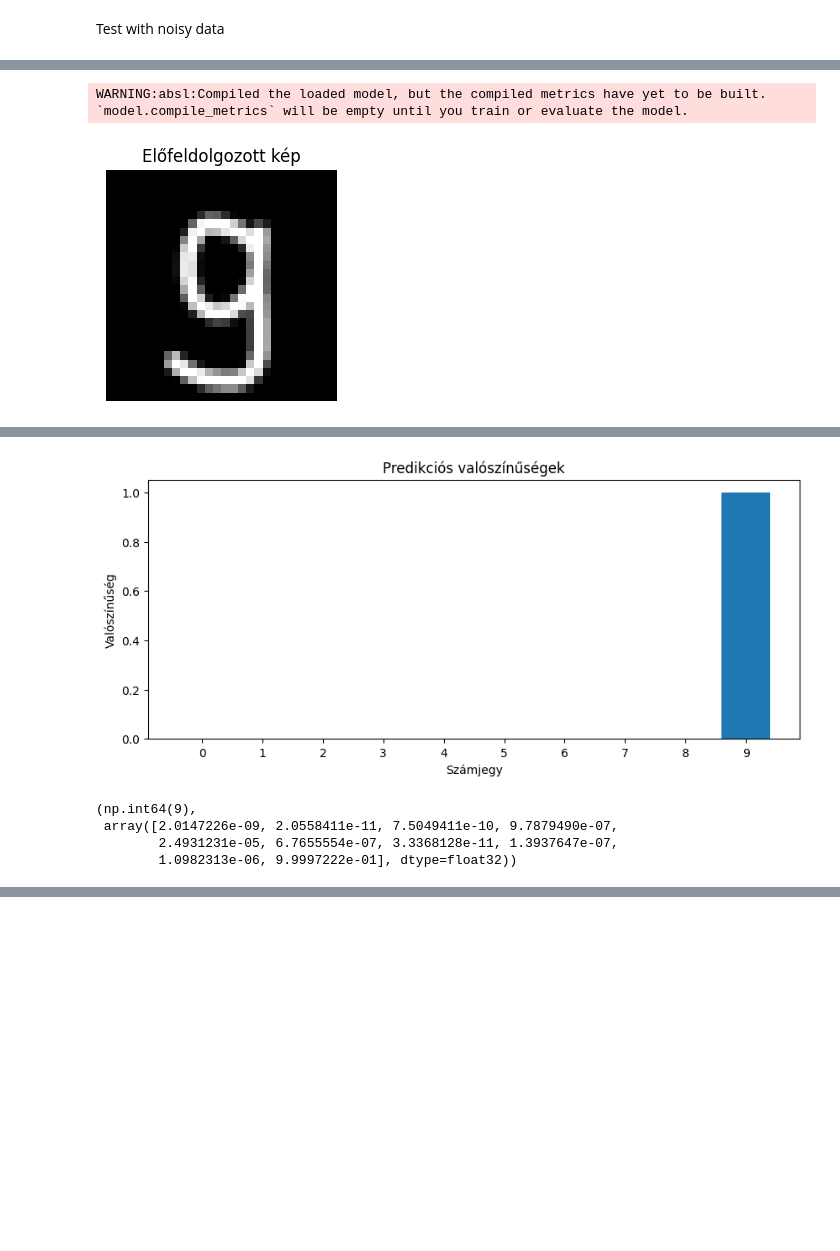
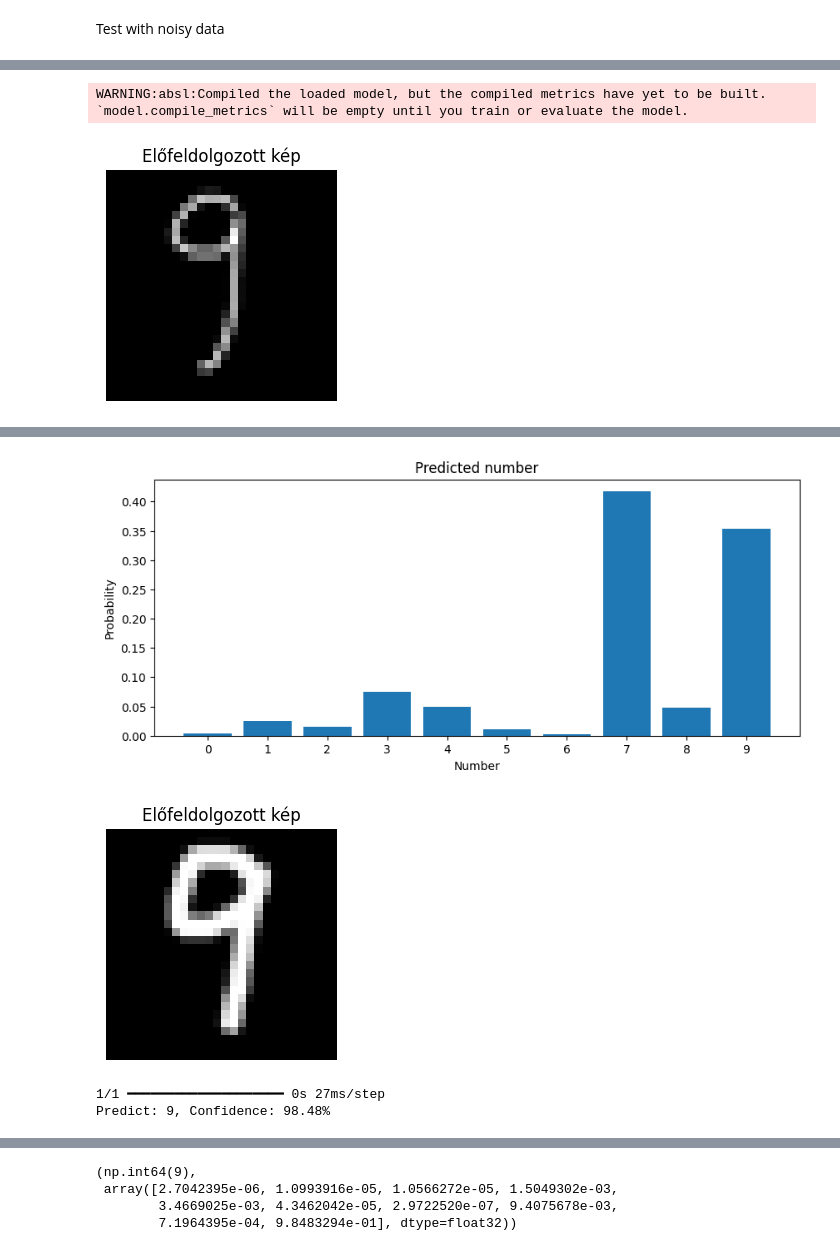
Before and after one commit to Lenegsa/Abschlussprojekt-cnn-digit-recognition, a Jupyter notebook: notebooks/myCNN.ipynb, the cells around one changed output, grey strips where cells are left out. Cells and saved outputs as stored; diff of their text form; code cells hidden in the pictures; blank space fills up the shorter version.

```diff
--- a/notebooks/myCNN.ipynb
+++ b/notebooks/myCNN.ipynb
@@ -500,7 +500,7 @@ y_train = y_train.astype('int')
 y_test = y_test.astype('int')
 
 # 2. load modell
-model = load_model('number_recognition_model_2.h5')
+model = load_model('number_recognition_model_noisy_5.h5')
 
 # 3. Class names (numbers)
 class_names = ['0', '1', '2', '3', '4', '5', '6', '7', '8', '9']
@@ -599,7 +599,7 @@ y_train = y_train.astype('int')
 y_test = y_test.astype('int')
 
 # 2. Load modell
-model = load_model('number_recognition_model_noisy_2.h5')
+model = load_model('number_recognition_model_noisy_5.h5')
 
 # 3. Class names
 class_names = ['0', '1', '2', '3', '4', '5', '6', '7', '8', '9']
@@ -718,39 +718,41 @@ def preprocess_image(image_path):
     return img_array.reshape(1, 28, 28, 1)
 
 def predict_digit(image_path):
     # Kép előfeldolgozása
     img = preprocess_image(image_path)
 
     # predict
     prediction = model.predict(img)
     predicted_digit = np.argmax(prediction[0])
     confidence = np.max(prediction[0]) * 100
 
-    print(f"Predikció: {predicted_digit}, Bizonyosság: {confidence:.2f}%")
+    print(f"Predict: {predicted_digit}, Confidence: {confidence:.2f}%")
 
-    # Valószínűségek megjelenítése
+    # Show Probability
     plt.figure(figsize=(10, 4))
     plt.bar(range(10), prediction[0])
     plt.xticks(range(10))
-    plt.xlabel('Számjegy')
-    plt.ylabel('Valószínűség')
-    plt.title('Predikciós valószínűségek')
+    plt.xlabel('Number')
+    plt.ylabel('Probability')
+    plt.title('Predicted number')
     plt.show()
 
     return predicted_digit, prediction[0]
 
-# Használat:
-# predict_digit('sajat_szam.png')
+# use:
+# predict_digit('number.png')
 
 #predict_digit('1.png')
 #predict_digit('2.png')
 #predict_digit('3.png')
 #predict_digit('4.png')
 #predict_digit('5.png')
 #predict_digit('6.png')
 #predict_digit('7.png')
 #predict_digit('8.png')
-predict_digit('9_3.png')
+#predict_digit('9.png')
+predict_digit('9_4.png')
+predict_digit('9_6.png')
 # %% [output]
 WARNING:absl:Compiled the loaded model, but the compiled metrics have yet to be built. `model.compile_metrics` will be empty until you train or evaluate the model.
-[figure, old version]
+[figure, new version]
@@ -759,5 +761,4 @@ Predikció: 9, Bizonyosság: 100.00%
-[figure, old version]
+[figure, new version]
+[figure, added]
-(np.int64(9),
- array([2.0147226e-09, 2.0558411e-11, 7.5049411e-10, 9.7879490e-07,
-        2.4931231e-05, 6.7655554e-07, 3.3368128e-11, 1.3937647e-07,
-        1.0982313e-06, 9.9997222e-01], dtype=float32))
+1/1 ━━━━━━━━━━━━━━━━━━━━ 0s 27ms/step
+Predict: 9, Confidence: 98.48%
@@ -763,0 +766,4 @@ Predikció: 9, Bizonyosság: 100.00%
+(np.int64(9),
+ array([2.7042395e-06, 1.0993916e-05, 1.0566272e-05, 1.5049302e-03,
+        3.4669025e-03, 4.3462042e-05, 2.9722520e-07, 9.4075678e-03,
+        7.1964395e-04, 9.8483294e-01], dtype=float32))
```
Also changed, not shown: parts of 4 cells of this notebook, 8 other files.
